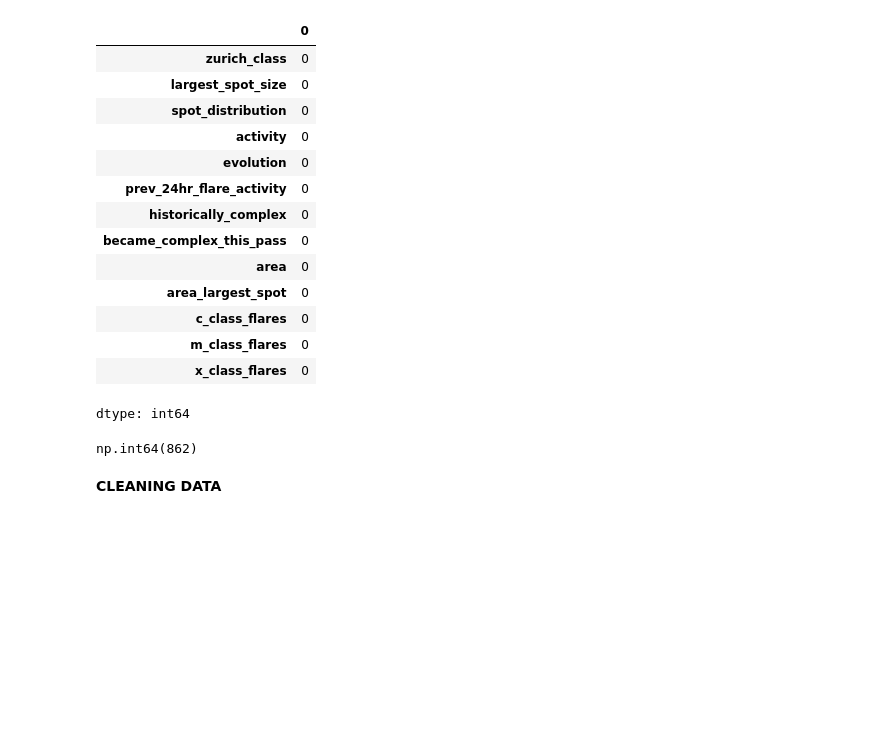
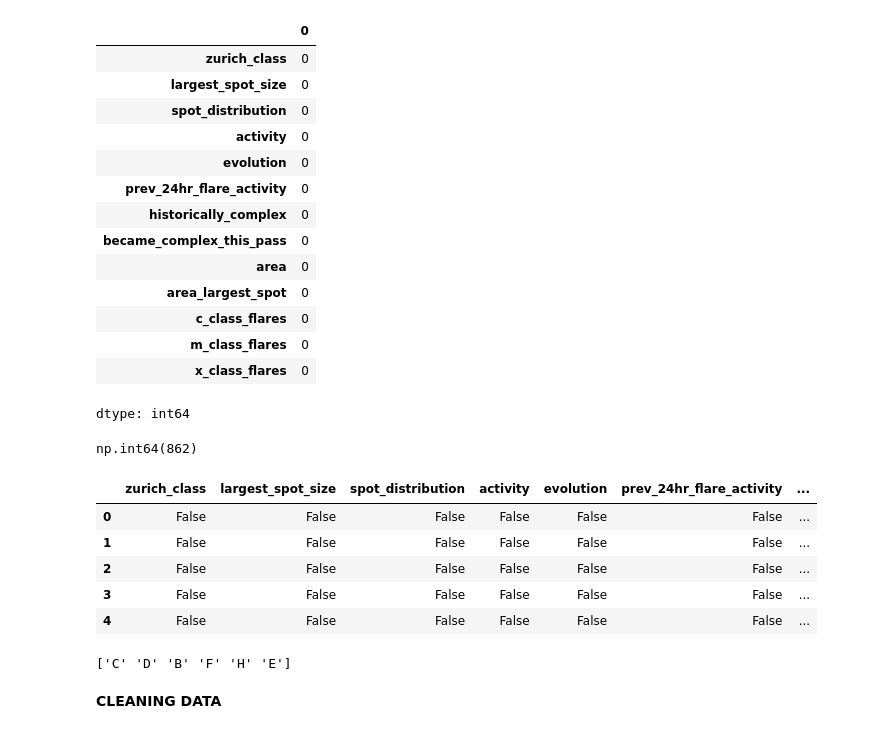
Before and after one commit to Anisa-Tanjim/Solar-Flares, a Jupyter notebook: Solar_Flares_RESEARCH_[ANISA_TANJIM].ipynb, the cells around one changed output. Cells and saved outputs as stored; diff of their text form; code cells hidden in the pictures; blank space fills up the shorter version.

```diff
--- a/Solar_Flares_RESEARCH_[ANISA_TANJIM].ipynb
+++ b/Solar_Flares_RESEARCH_[ANISA_TANJIM].ipynb
@@ -79,6 +79,19 @@ dtype: int64
 df.duplicated().sum() #Known issues: duplicates
 # %% [output]
 np.int64(862)
+# %%
+df.isna().head()
+# %% [output]
+|  | zurich_class | largest_spot_size | spot_distribution | activity | evolution | prev_24hr_flare_activity | ... |
+| 0 | False | False | False | False | False | False | ... |
+| 1 | False | False | False | False | False | False | ... |
+| 2 | False | False | False | False | False | False | ... |
+| 3 | False | False | False | False | False | False | ... |
+| 4 | False | False | False | False | False | False | ... |
+# %%
+print(df['zurich_class'].unique())
+# %% [output]
+['C' 'D' 'B' 'F' 'H' 'E']
 # %% [markdown]
 **CLEANING DATA**
 # %%
```
Also changed, not shown: parts of 1 cell of this notebook.
